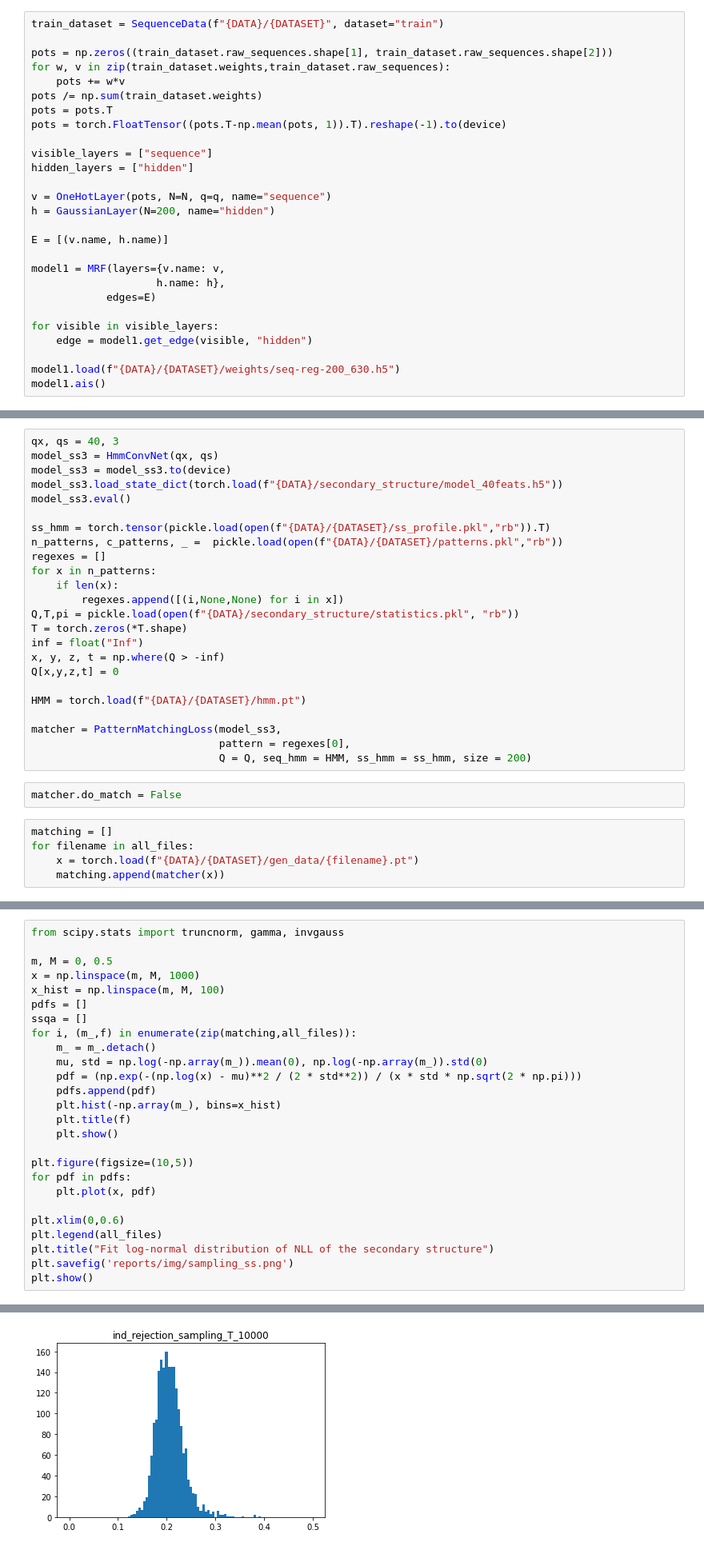
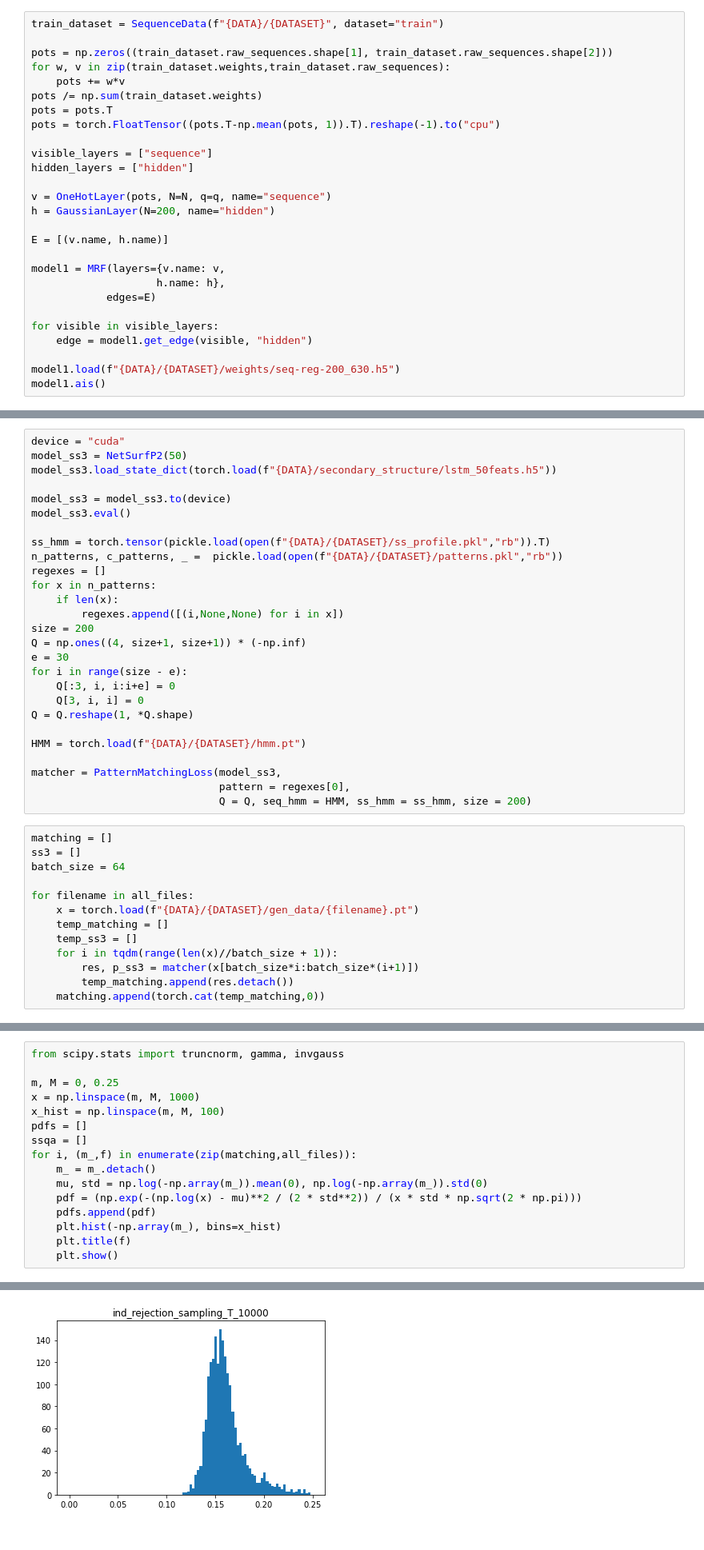
Before and after one commit to CyrilMa/ssqa, a Jupyter notebook: notebooks/analysis.ipynb, the cells around one changed output, grey strips where cells are left out. Shown at 80% size. Saved outputs shown, nothing was run; the diff lists cells and outputs as text.

```diff
--- a/notebooks/analysis.ipynb
+++ b/notebooks/analysis.ipynb
@@ -84,7 +89,7 @@ for w, v in zip(train_dataset.weights,train_dataset.raw_sequences):
     pots += w*v
 pots /= np.sum(train_dataset.weights)
 pots = pots.T
-pots = torch.FloatTensor((pots.T-np.mean(pots, 1)).T).reshape(-1).to(device)
+pots = torch.FloatTensor((pots.T-np.mean(pots, 1)).T).reshape(-1).to("cpu")
 
 visible_layers = ["sequence"]
 hidden_layers = ["hidden"]
@@ -180,8 +249,9 @@ Text(0.5, 1.0, 'RBM Energy of the sequences')
 # %%
-qx, qs = 40, 3
-model_ss3 = HmmConvNet(qx, qs)
+device = "cuda"
+model_ss3 = NetSurfP2(50)
+model_ss3.load_state_dict(torch.load(f"{DATA}/secondary_structure/lstm_50feats.h5"))
+
 model_ss3 = model_ss3.to(device)
-model_ss3.load_state_dict(torch.load(f"{DATA}/secondary_structure/model_40feats.h5"))
 model_ss3.eval()
 
 ss_hmm = torch.tensor(pickle.load(open(f"{DATA}/{DATASET}/ss_profile.pkl","rb")).T)
@@ -190,21 +260,29 @@ regexes = []
 for x in n_patterns:
     if len(x):
         regexes.append([(i,None,None) for i in x])
-Q,T,pi = pickle.load(open(f"{DATA}/secondary_structure/statistics.pkl", "rb"))
-T = torch.zeros(*T.shape)
-inf = float("Inf")
-x, y, z, t = np.where(Q > -inf)
-Q[x,y,z,t] = 0
+size = 200
+Q = np.ones((4, size+1, size+1)) * (-np.inf)
+e = 30
+for i in range(size - e):
+    Q[:3, i, i:i+e] = 0
+    Q[3, i, i] = 0
+Q = Q.reshape(1, *Q.shape)
 
 HMM = torch.load(f"{DATA}/{DATASET}/hmm.pt")
 
 matcher = PatternMatchingLoss(model_ss3,
                               pattern = regexes[0],
                               Q = Q, seq_hmm = HMM, ss_hmm = ss_hmm, size = 200)
-# %%
-matcher.do_match = False
 # %%
 matching = []
+ss3 = []
+batch_size = 64
+
 for filename in all_files:
     x = torch.load(f"{DATA}/{DATASET}/gen_data/{filename}.pt")
-    matching.append(matcher(x))
+    temp_matching = []
+    temp_ss3 = []
+    for i in tqdm(range(len(x)//batch_size + 1)):
+        res, p_ss3 = matcher(x[batch_size*i:batch_size*(i+1)])
+        temp_matching.append(res.detach())
+    matching.append(torch.cat(temp_matching,0))
@@ -228,7 +289,7 @@ matching
 # %%
 from scipy.stats import truncnorm, gamma, invgauss
 
-m, M = 0, 0.5
+m, M = 0, 0.25
 x = np.linspace(m, M, 1000)
 x_hist = np.linspace(m, M, 100)
 pdfs = []
@@ -241,14 +302,4 @@ for i, (m_,f) in enumerate(zip(matching,all_files)):
     plt.hist(-np.array(m_), bins=x_hist)
     plt.title(f)
     plt.show()
-
-plt.figure(figsize=(10,5))
-for pdf in pdfs:
-    plt.plot(x, pdf)
-
-plt.xlim(0,0.6)
-plt.legend(all_files)
-plt.title("Fit log-normal distribution of NLL of the secondary structure")
-plt.savefig('reports/img/sampling_ss.png')
-plt.show()
 # %% [output]
@@ -258 +309 @@ plt.show()
-[figure, old version]
+[figure, new version]
```
Also changed, not shown: parts of 20 cells of this notebook, 8 other files.
